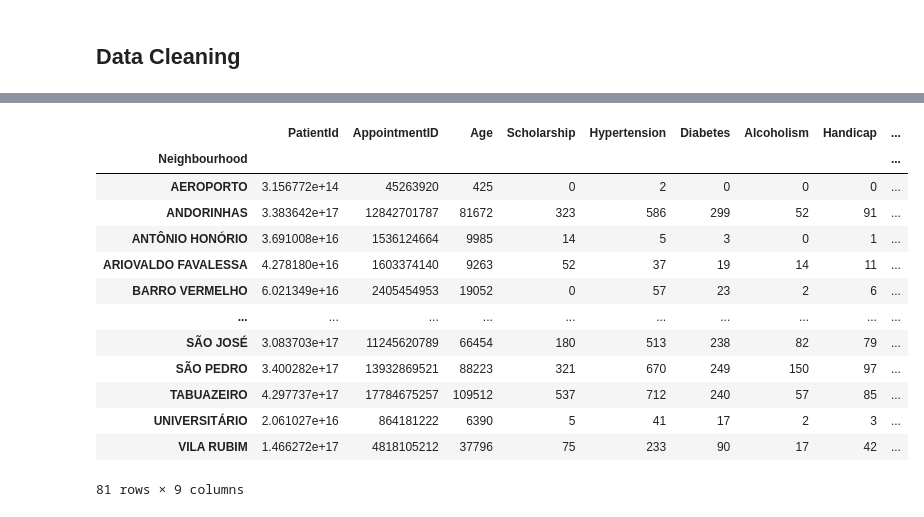
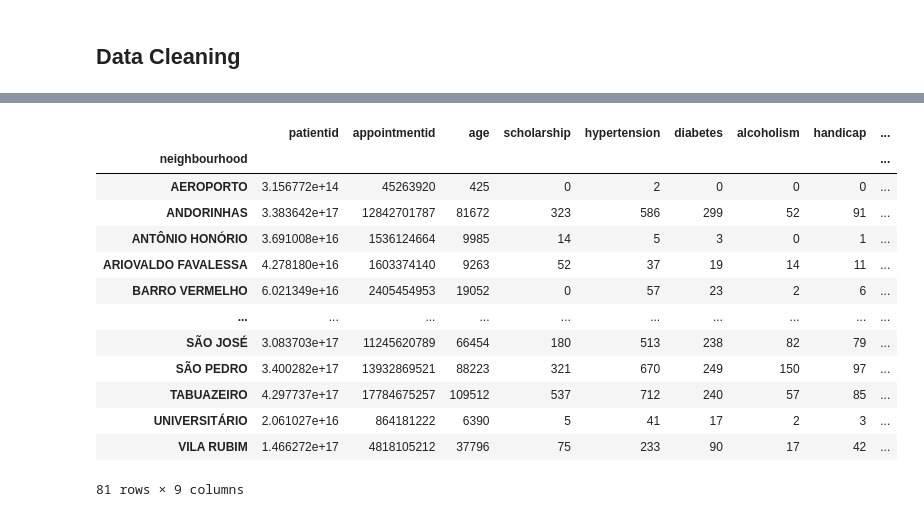
Before and after one commit to a-alejo/Hospital-No-Show, a Jupyter notebook: Hospital_No_Show_Analysis.ipynb, the cells around one changed output, grey strips where cells are left out. Drawn from its saved outputs; the diff is of its cells as text; code cells hidden in the pictures.

```diff
--- a/Hospital_No_Show_Analysis.ipynb
+++ b/Hospital_No_Show_Analysis.ipynb
@@ -73,0 +73,4 @@ df
+# %%
+# Change all columns to lowercase so it will be easier to edit
+df.rename(columns= lambda x : x.lower(), inplace=True)
+df.head()
@@ -73,0 +84,7 @@ df
+# %%
+# Converting time related columns into datetime format
+import datetime
+
+df['scheduledday'] = pd.to_datetime(df['scheduledday'])
+df['appointmentday'] = pd.to_datetime(df['appointmentday'])
+df['appointmentday'] = df['appointmentday'].dt.date
@@ -74,8 +102,8 @@ df
 # %%
-df.groupby(by='Neighbourhood').sum(numeric_only=True)
+df.groupby(by='neighbourhood').sum(numeric_only=True)
 # %% [output]
-|  | PatientId | AppointmentID | Age | Scholarship | Hypertension | Diabetes | Alcoholism | Handicap | ... |
-| Neighbourhood |  |  |  |  |  |  |  |  | ... |
+|  | patientid | appointmentid | age | scholarship | hypertension | diabetes | alcoholism | handicap | ... |
+| neighbourhood |  |  |  |  |  |  |  |  | ... |
 | AEROPORTO | 3.156772e+14 | 45263920 | 425 | 0 | 2 | 0 | 0 | 0 | ... |
 | ANDORINHAS | 3.383642e+17 | 12842701787 | 81672 | 323 | 586 | 299 | 52 | 91 | ... |
 | ANTÔNIO HONÓRIO | 3.691008e+16 | 1536124664 | 9985 | 14 | 5 | 3 | 0 | 1 | ... |
```
Also changed, not shown: parts of 6 cells of this notebook.
